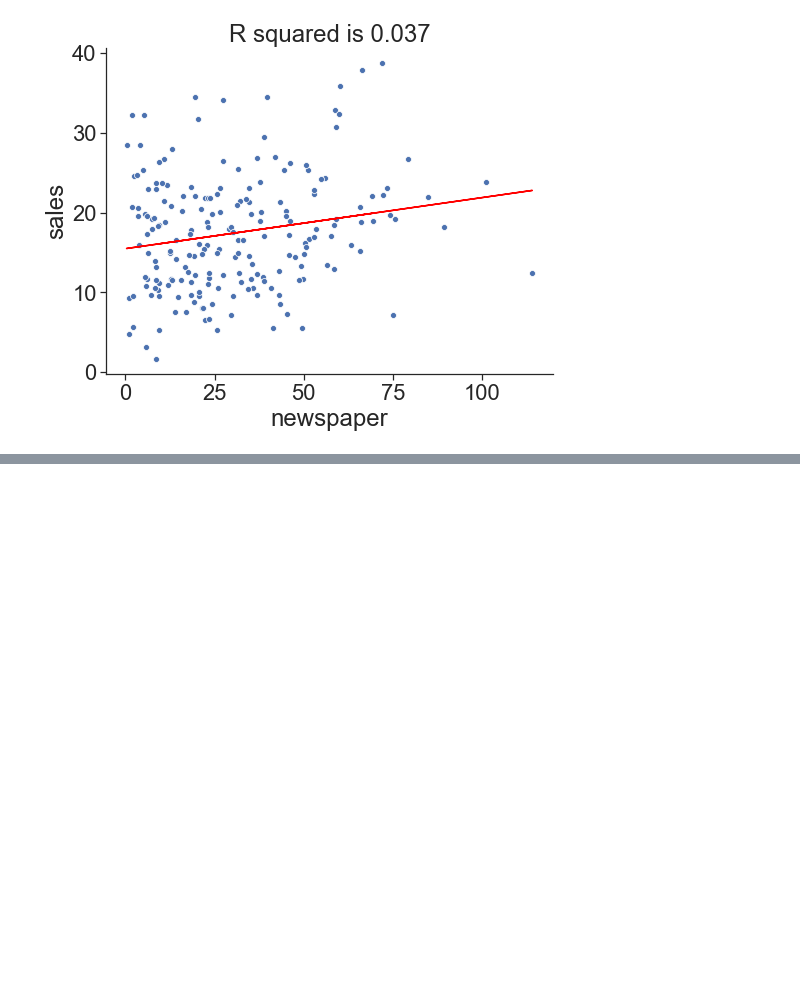
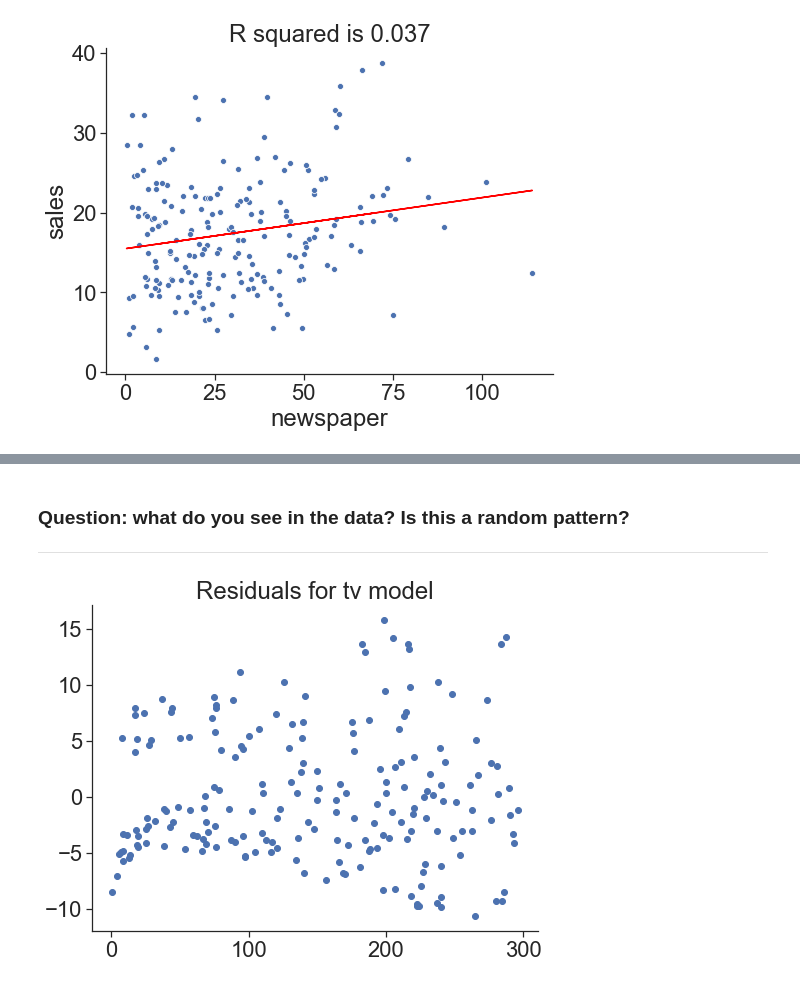
Before and after one commit to SandervandenOord/regression_training, a Jupyter notebook: 20200303_Regression_Better.ipynb, the cells around one changed output, grey strips where cells are left out. Saved outputs shown, nothing was run; the diff lists cells and outputs as text; code cells hidden in the pictures; blank space fills up the shorter version.

```diff
--- a/20200303_Regression_Better.ipynb
+++ b/20200303_Regression_Better.ipynb
@@ -226,0 +288,8 @@ plt.title(f'R squared is {tv_model.rsquared.round(3)}')
+# %% [markdown]
+### Question: what do you see in the data? Is this a random pattern?
+___
+# %%
+plt.scatter(df['TV'], tv_model.resid)
+plt.title('Residuals for tv model');
+# %% [output]
+[figure, added]
```
Also changed, not shown: parts of 33 cells of this notebook.
